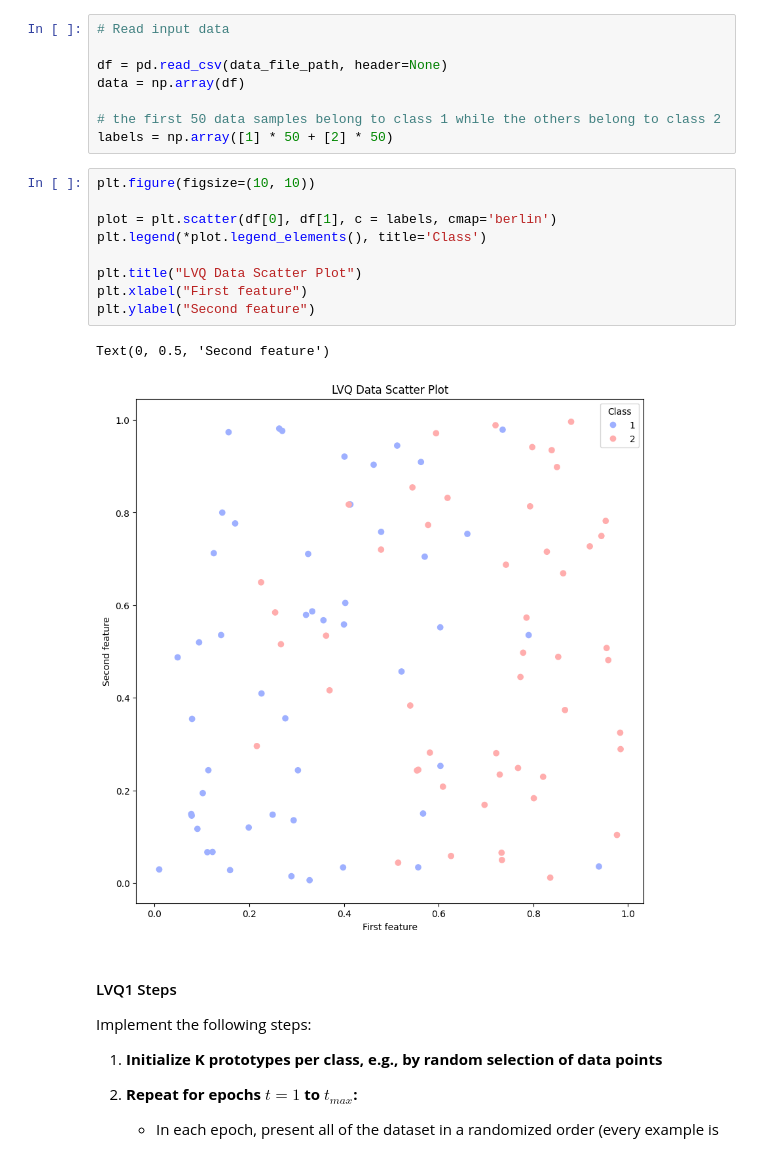
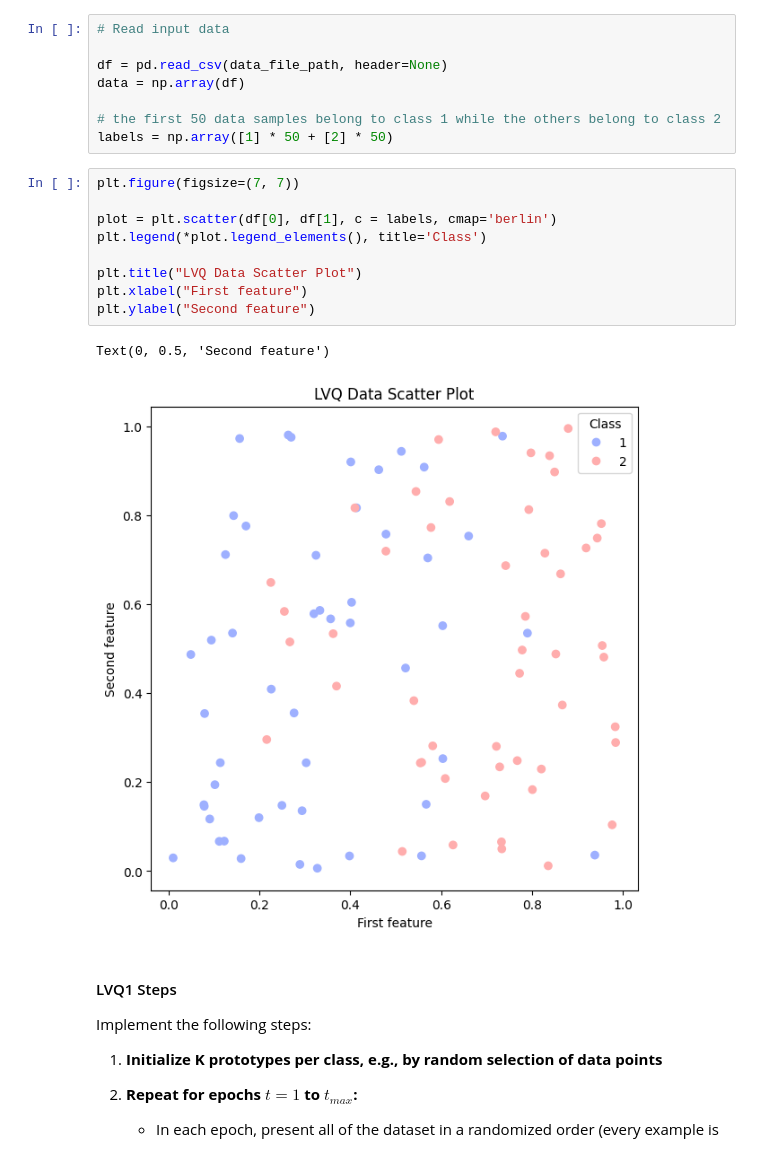
Before and after one commit to TheKingBlue/IntroductionToML, a Jupyter notebook: Assignment5/Assignment5.ipynb, the cells around one changed output. Cells and saved outputs as stored; diff of their text form.

Commit message:
Scaled the plot for laptop friendliness

```diff
--- a/Assignment5/Assignment5.ipynb
+++ b/Assignment5/Assignment5.ipynb
@@ -64,17 +64,17 @@ data = np.array(df)
 # the first 50 data samples belong to class 1 while the others belong to class 2
 labels = np.array([1] * 50 + [2] * 50)
 # %%
-plt.figure(figsize=(10, 10))
+plt.figure(figsize=(7, 7))
 
 plot = plt.scatter(df[0], df[1], c = labels, cmap='berlin')
 plt.legend(*plot.legend_elements(), title='Class')
 
 plt.title("LVQ Data Scatter Plot")
 plt.xlabel("First feature")
 plt.ylabel("Second feature")
 # %% [output]
 Text(0, 0.5, 'Second feature')
-[figure, old version]
+[figure, new version]
 # %% [markdown]
 #### LVQ1 Steps
 
```
